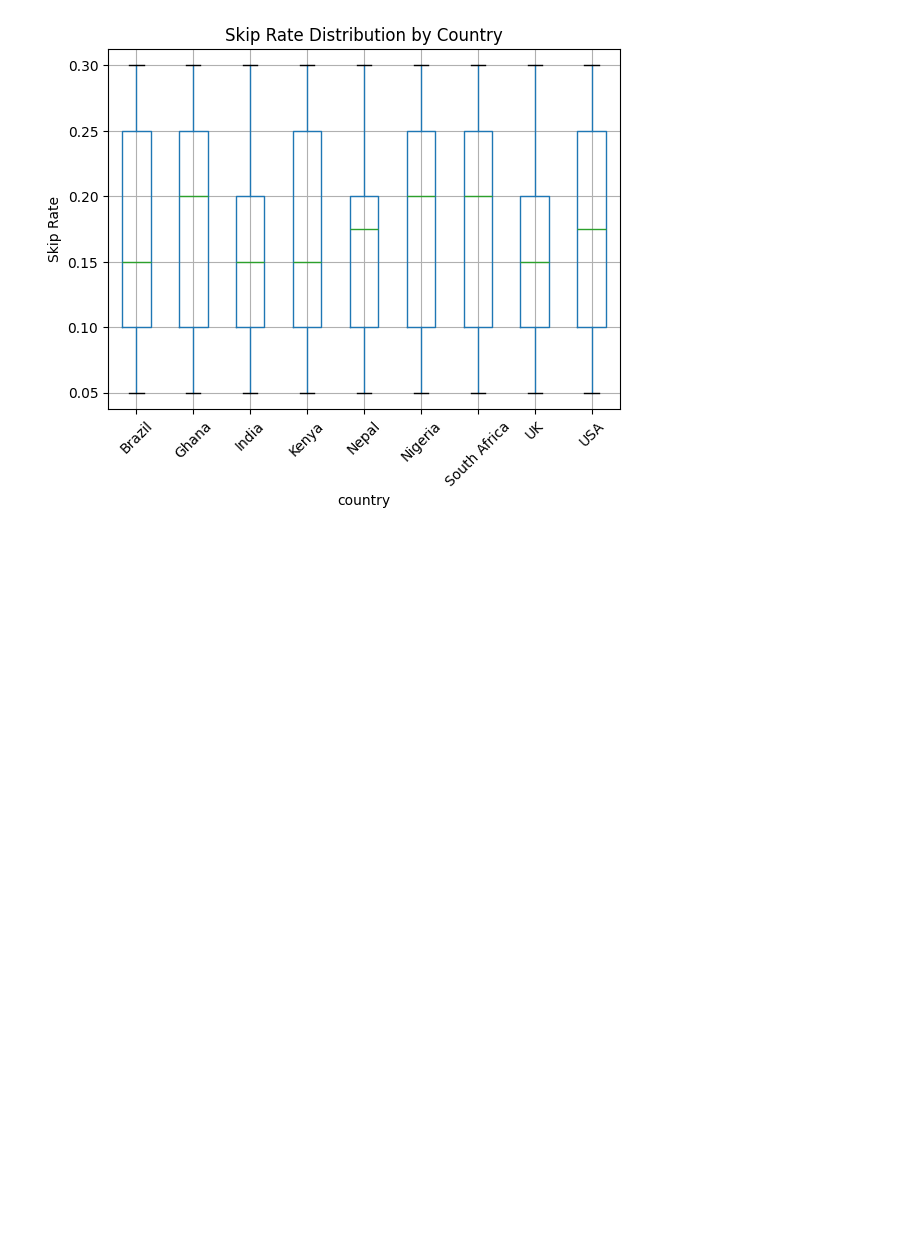
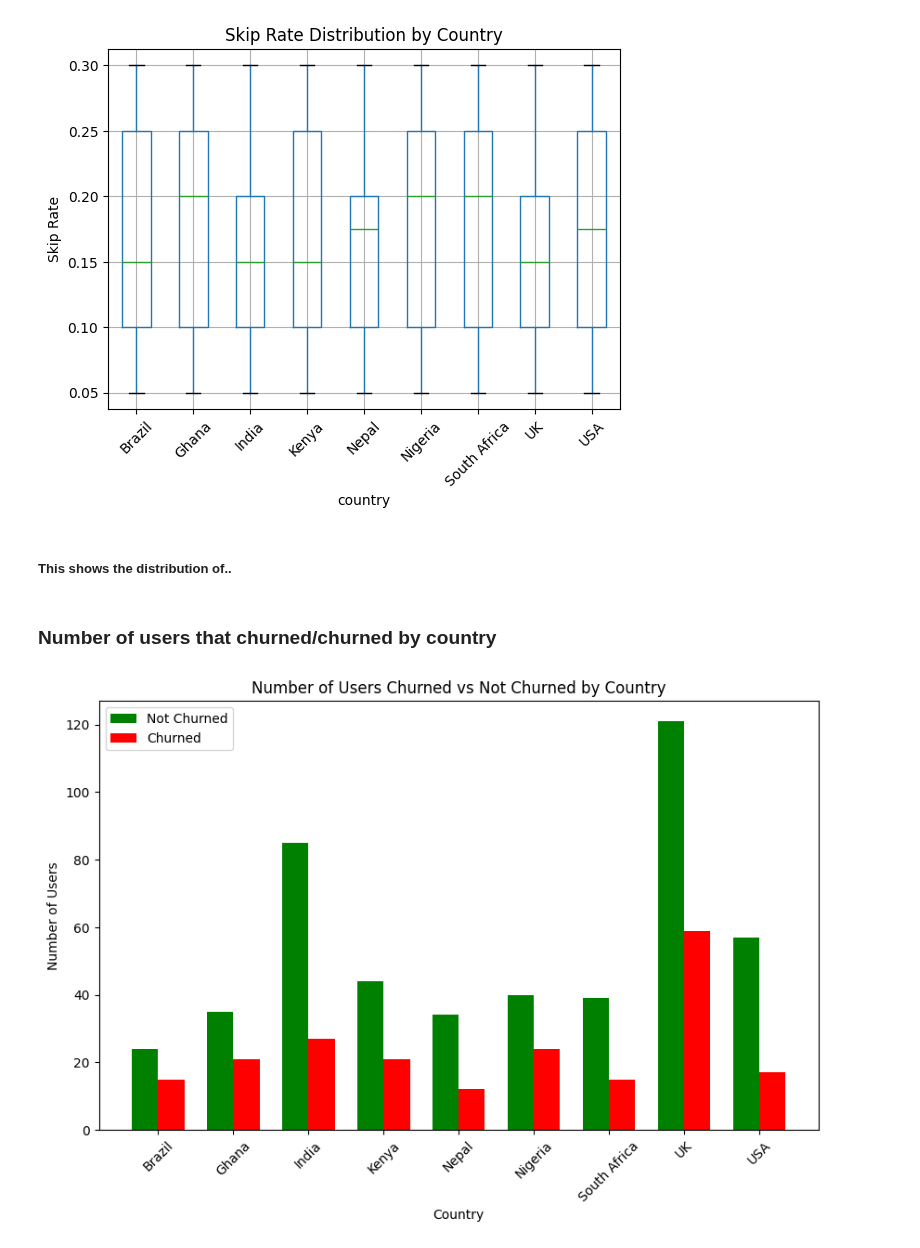
Before and after one commit to ice-alt/PortfolioProjects, a Jupyter notebook: DataWave Music/DataWave_Music_Analysis.ipynb, the cells around one changed output. Saved outputs shown, nothing was run; the diff lists cells and outputs as text; code cells hidden in the pictures; blank space fills up the shorter version.

Commit message:
Number of users that churned/churned by country

```diff
--- a/DataWave Music/DataWave_Music_Analysis.ipynb
+++ b/DataWave Music/DataWave_Music_Analysis.ipynb
@@ -763,3 +763,32 @@ plt.show()
 # %% [output]
 <Figure size 1000x600 with 0 Axes>
 [figure]
+# %% [markdown]
+##### This shows the distribution of..
+# %% [markdown]
+### Number of users that churned/churned by country
+# %%
+# Count number of users by country and churn status
+churn_counts = cleaned_datawave_df.groupby(['country', 'churned']).size().unstack(fill_value=0)
+
+countries = churn_counts.index
+x = np.arange(len(countries))
+width = 0.35  # width of bars
+
+plt.figure(figsize=(10,6))
+
+# Bar for not churned (0)
+plt.bar(x - width/2, churn_counts[0], width, label='Not Churned', color='green')
+
+# Bar for churned (1)
+plt.bar(x + width/2, churn_counts[1], width, label='Churned', color='red')
+
+plt.xticks(x, countries, rotation=45)
+plt.xlabel("Country")
+plt.ylabel("Number of Users")
+plt.title("Number of Users Churned vs Not Churned by Country")
+plt.legend()
+
+plt.show()
+# %% [output]
+[figure, added]
```
Also changed, not shown: parts of 2 cells of this notebook.
